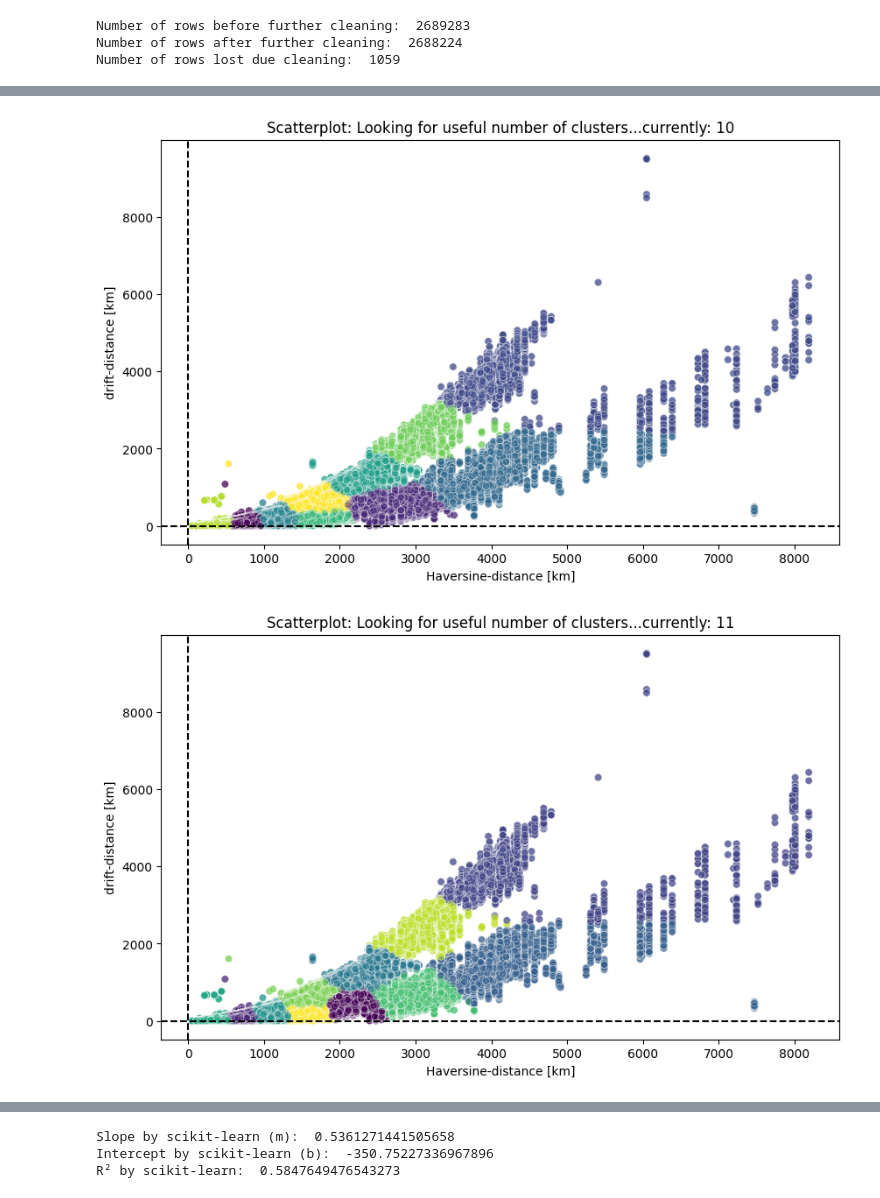
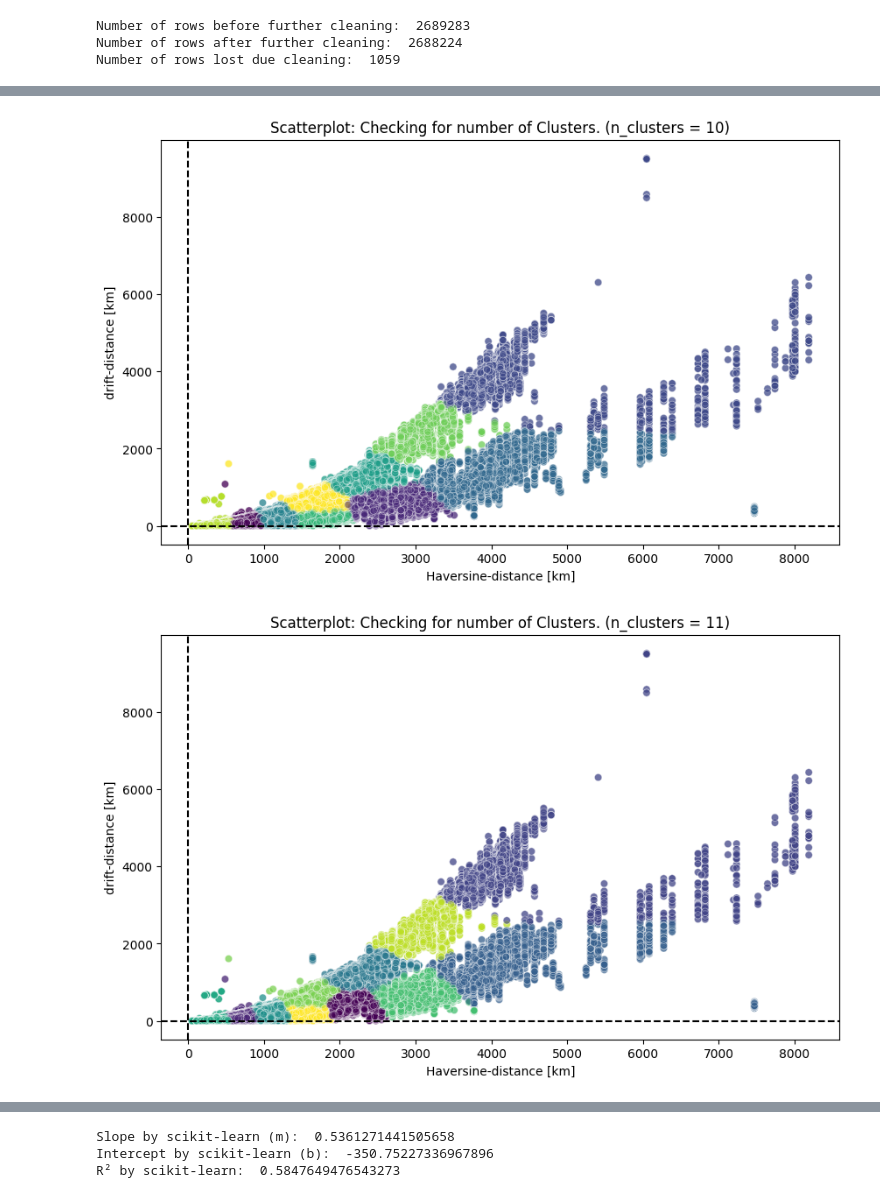
Before and after one commit to janiejestemja/coriolis_flights, a Jupyter notebook: coriolis_analysis_01.ipynb, the cells around one changed output, grey strips where cells are left out. Drawn from its saved outputs; the diff is of its cells as text; code cells hidden in the pictures.

```diff
--- a/coriolis_analysis_01.ipynb
+++ b/coriolis_analysis_01.ipynb
@@ -603,21 +603,21 @@ X = fdf[["haversine_distance", "total_drift_distance"]].values
 # %%
 for i in range(10, 16):
     # applying kmeans
     kmeans = KMeans(n_clusters=i, n_init=20, random_state=42)  # adjusting number of clusters
     kmeans.fit(X)
     fdf["cluster"] = kmeans.labels_
 
     plt.figure(figsize=(10, 6))
     sns.scatterplot(x="haversine_distance", y="total_drift_distance", c=fdf["cluster"], cmap="viridis", data=fdf, alpha=0.5)
 
-    plt.title(f"Scatterplot: Looking for useful number of clusters...currently: {i}")
+    plt.title(f"Scatterplot: Checking for number of Clusters. (n_clusters = {i})")
     plt.xlabel("Haversine-distance [km]")
     plt.ylabel("drift-distance [km]")
 
     plt.axhline(0, color="0", linestyle="--")  # Reference line for x-axis
     plt.axvline(0, color="0", linestyle="--")  # Reference line for y-axis
 
     plt.show()
 # %% [output]
-[figure, old version]
+[figure, new version]
-[figure, old version]
+[figure, new version]
```
Also changed, not shown: parts of 7 cells of this notebook.
